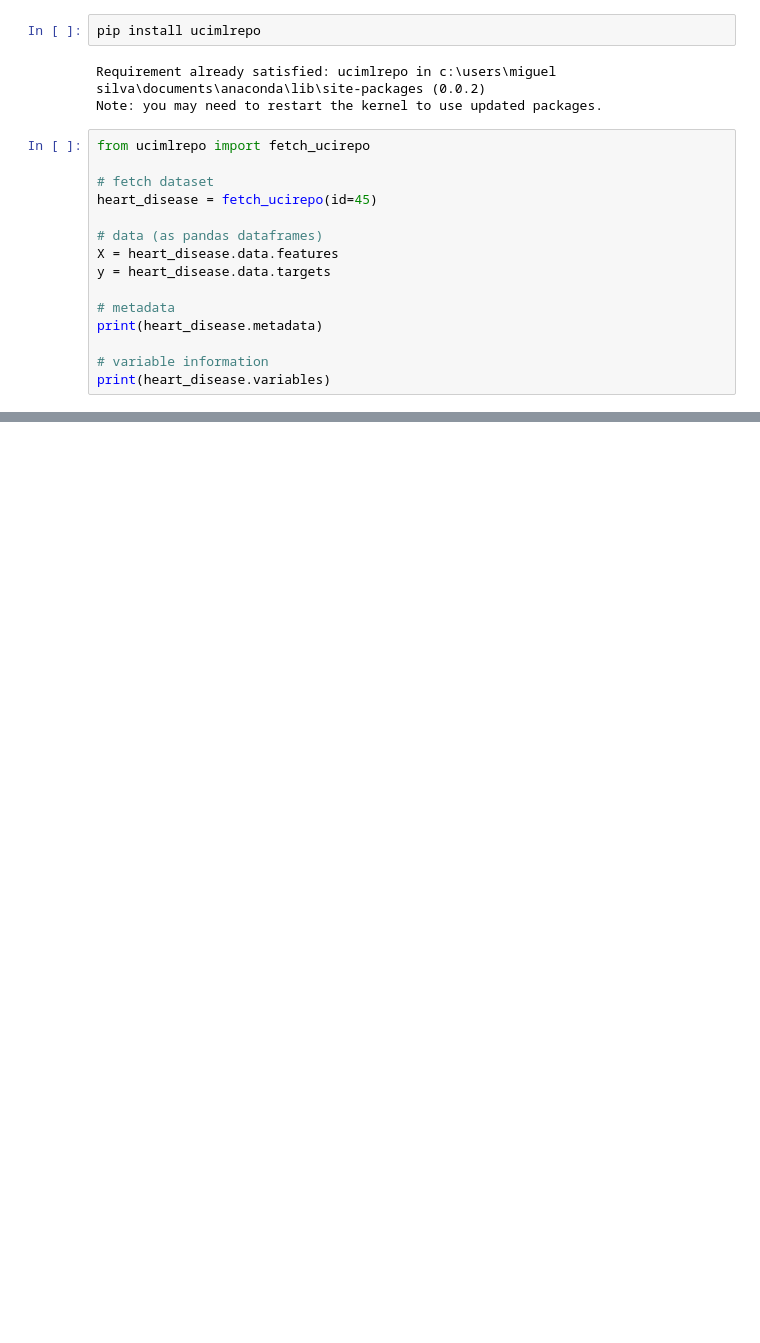
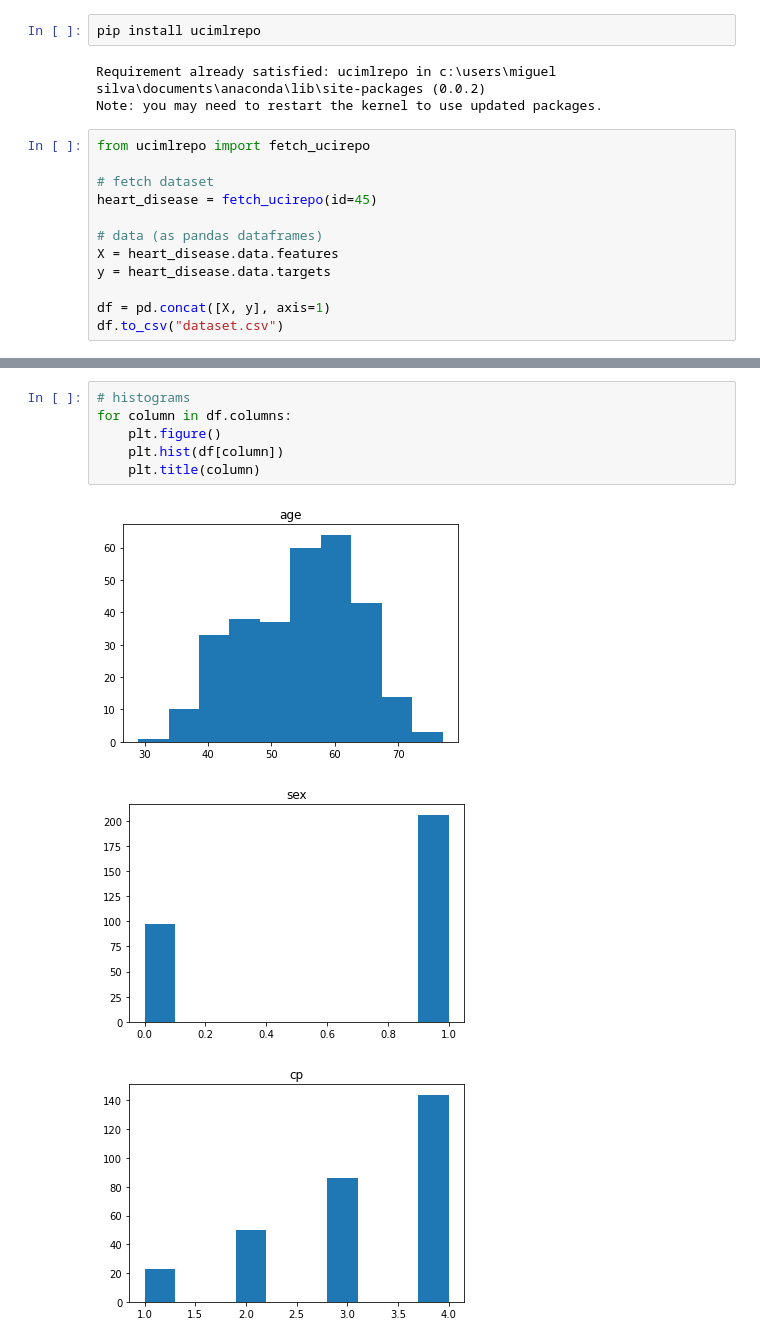
Before and after one commit to mishasilva01/FAA_project1, a Jupyter notebook: project1_notebook.ipynb, the cells around one changed output, grey strips where cells are left out. Drawn from its saved outputs; the diff is of its cells as text; blank space fills up the shorter version.

```diff
--- a/project1_notebook.ipynb
+++ b/project1_notebook.ipynb
@@ -13,8 +21,5 @@ heart_disease = fetch_ucirepo(id=45)
 X = heart_disease.data.features
 y = heart_disease.data.targets
 
-# metadata
-print(heart_disease.metadata)
-
-# variable information
-print(heart_disease.variables)
+df = pd.concat([X, y], axis=1)
+df.to_csv("dataset.csv")
@@ -78,0 +138,10 @@ plt.legend(['zero','one','two','three','four'])
+# %%
+# histograms
+for column in df.columns:
+    plt.figure()
+    plt.hist(df[column])
+    plt.title(column)
+# %% [output]
+[figure, added]
+[figure, added]
+[figure, added]
```
Also changed, not shown: parts of 43 cells of this notebook.
